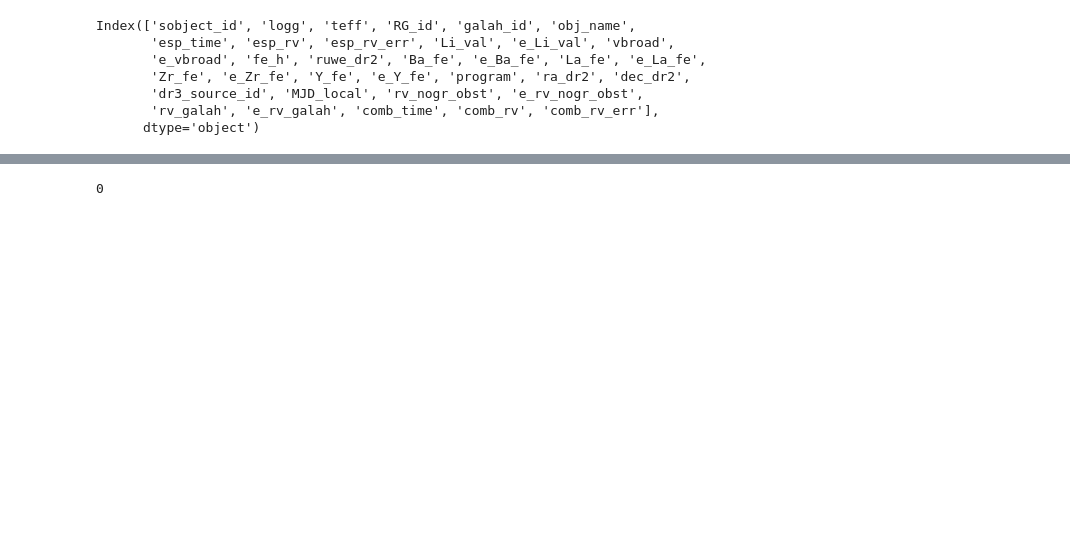
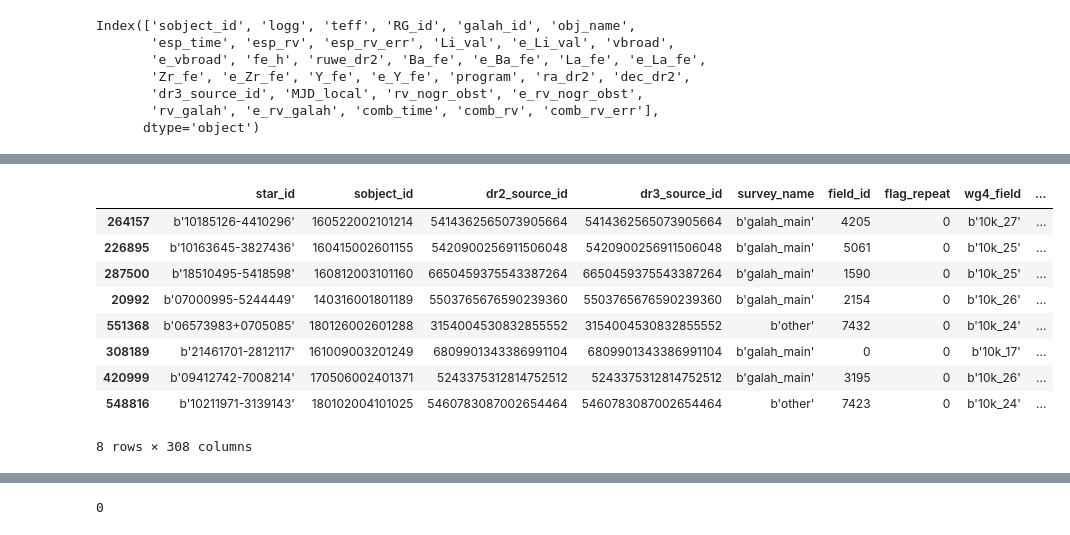
Before and after one commit to MaryumSayeed/ESPRESSO, a Jupyter notebook: scripts/abundances.ipynb, the cells around one changed output, grey strips where cells are left out. Cells and saved outputs as stored; diff of their text form; code cells hidden in the pictures; blank space fills up the shorter version.

Commit message:
paper edits

```diff
--- a/scripts/abundances.ipynb
+++ b/scripts/abundances.ipynb
@@ -159,0 +469,43 @@ Eu_fe    16      13
+# %%
+def find_dg(star):
+    dg_table = pd.read_csv('../../lithium/final_paper_sample_09_18.csv')
+    df_rich  = pd.read_pickle('../../lithium/data/gfinal_rich_low_fidelity.pkl')
+    df_poor  = pd.read_pickle('../../lithium/data/gfinal_poor_low_fidelity.pkl')
+
+    f, m, t, l = galah[galah.sobject_id==star][['fe_h','Mg_fe','teff','logg']].to_numpy()[0]
+    ef, em, et, el = galah[galah.sobject_id==star][['e_fe_h','e_Mg_fe','e_teff','e_logg']].to_numpy()[0]
+    snr = galah[galah.sobject_id==star]['snr_c3_iraf'].values[0]
+
+    teff_err, logg_err, fe_err, mg_err = 100, 0.23, 0.07, 0.07
+    df_poor = df_poor[(abs(df_poor.teff - t) <= teff_err) & \
+                      (abs(df_poor.logg - l) <= logg_err) & \
+                      (abs(df_poor.fe_h - f) <= fe_err) & \
+                      (abs(df_poor.Mg_fe - m) <= mg_err)]
+
+
+    df_poor  = df_poor[abs(df_poor.snr_c3_iraf - snr) <= 50.]
+
+
+    norm_param = (df_poor.teff-t)**2/(df_poor.e_teff**2 + et**2) + \
+                (df_poor.logg-l)**2/(df_poor.e_logg**2 + el**2) + \
+                (df_poor.fe_h-f)**2/(df_poor.e_fe_h**2 + ef**2) + \
+                (df_poor.Mg_fe-m)**2/(df_poor.e_Mg_fe**2 + em**2)
+
+    df_poor['norm'] = norm_param
+
+    df_poor = df_poor.sort_values(by=['norm'])
+
+    return df_poor.head(10)#[['dr2_source_id','sobject_id','teff','logg','fe_h','Mg_fe','norm','snr_c3_iraf']].head(10)
+
+find_dg(160129003601260)
+# %% [output]
+|  | star_id | sobject_id | dr2_source_id | dr3_source_id | survey_name | field_id | flag_repeat | wg4_field | ... |
+| 264157 | b'10185126-4410296' | 160522002101214 | 5414362565073905664 | 5414362565073905664 | b'galah_main' | 4205 | 0 | b'10k_27' | ... |
+| 226895 | b'10163645-3827436' | 160415002601155 | 5420900256911506048 | 5420900256911506048 | b'galah_main' | 5061 | 0 | b'10k_25' | ... |
+| 287500 | b'18510495-5418598' | 160812003101160 | 6650459375543387264 | 6650459375543387264 | b'galah_main' | 1590 | 0 | b'10k_25' | ... |
+| 20992 | b'07000995-5244449' | 140316001801189 | 5503765676590239360 | 5503765676590239360 | b'galah_main' | 2154 | 0 | b'10k_26' | ... |
+| 551368 | b'06573983+0705085' | 180126002601288 | 3154004530832855552 | 3154004530832855552 | b'other' | 7432 | 0 | b'10k_24' | ... |
+| 308189 | b'21461701-2812117' | 161009003201249 | 6809901343386991104 | 6809901343386991104 | b'galah_main' | 0 | 0 | b'10k_17' | ... |
+| 420999 | b'09412742-7008214' | 170506002401371 | 5243375312814752512 | 5243375312814752512 | b'galah_main' | 3195 | 0 | b'10k_26' | ... |
+| 548816 | b'10211971-3139143' | 180102004101025 | 5460783087002654464 | 5460783087002654464 | b'other' | 7423 | 0 | b'10k_24' | ... |
+8 rows × 308 columns
```
Also changed, not shown: parts of 8 cells of this notebook, 2 other files.
